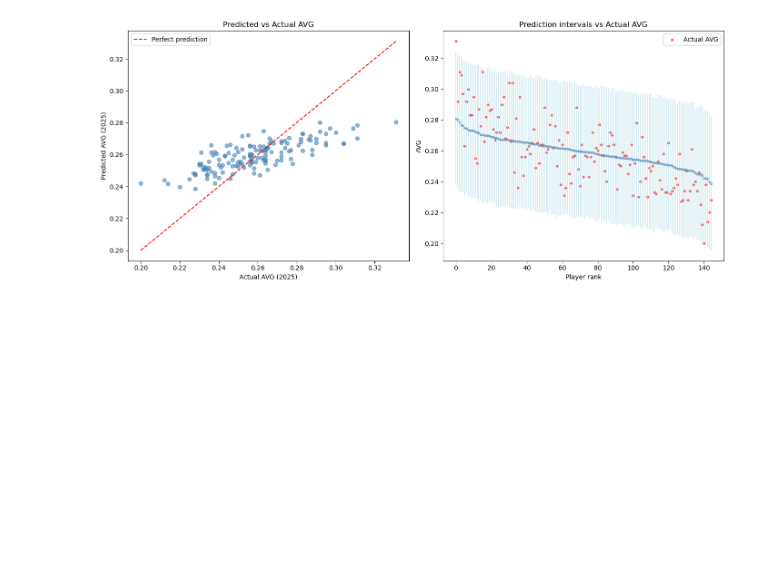
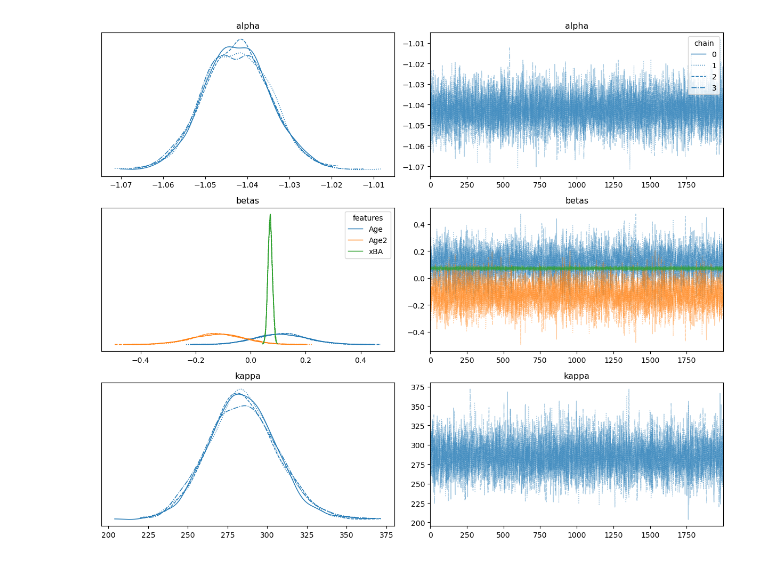
Before and after one commit to alexanderneva/baseball, a Jupyter notebook: AO_Model_v3.ipynb, the cells around one changed output. Drawn from its saved outputs; the diff is of its cells as text; code cells hidden in the pictures; blank space fills up the shorter version.

```diff
--- a/AO_Model_v3.ipynb
+++ b/AO_Model_v3.ipynb
@@ -80,22 +104,22 @@ y mean: 0.260, y std: 0.026
 # %%
-with pm.Model() as model_xba:
-    # --- Data containers ---
+with pm.Model(coords={"features": features}) as model:
+
+    # --- Create Data containers ---
     X_data = pm.Data('X_data', X)
     y_data = pm.Data('y_data', y)
 
-    # --- Priors ---
-    alpha = pm.Normal('alpha', mu=y.mean(), sigma=y.std())  # empirical Bayes
-    betas = pm.Normal('betas', mu=0, sigma=1.0, shape=1)    # loose prior, raw scale
-    sigma = pm.HalfNormal('sigma', sigma=y.std())           # empirical Bayes on noise too
+    # --- Create Model ---
+    alpha = pm.Normal('alpha', mu=0, sigma=1.0)
+    betas = pm.Normal('betas', mu=0, sigma=1.0, dims="features")
 
-    # --- Linear model ---
-    mu = alpha + (X_data * betas).sum(axis=1)
+    mu = pm.Deterministic('mu', pm.math.sigmoid(alpha + (X_data * betas).sum(axis=1)))
+    kappa = pm.HalfNormal('kappa', sigma=50)
 
     # --- Likelihood ---
-    y_obs = pm.Normal('y_obs', mu=mu, sigma=sigma, observed=y_data)
+    y_obs = pm.Beta('y_obs', mu=mu, nu=kappa, observed=y_data)
 
     # --- Sample ---
-    trace = pm.sample(1000, tune=2000, chains=4, target_accept=0.9, cores=4)
+    trace = pm.sample(2000, tune=2000, chains=4, target_accept=0.9, cores=4)
 # %% [output]
 Found Intel OpenMP ('libiomp') and LLVM OpenMP ('libomp') loaded at
 the same time. Both libraries are known to be incompatible and this
@@ -172,44 +202,10 @@ Sampling: [y_obs]
-# %%
-fig, axes = plt.subplots(1, 2, figsize=(14, 6))
-
-# --- Plot 1: Predicted vs Actual ---
-ax = axes[0]
-ax.scatter(df_2025['AVG'], df_2025['predicted_AVG'], alpha=0.6, color='steelblue')
-
-min_val = min(df_2025['AVG'].min(), df_2025['predicted_AVG'].min())
-max_val = max(df_2025['AVG'].max(), df_2025['predicted_AVG'].max())
-ax.plot([min_val, max_val], [min_val, max_val], 'r--', label='Perfect prediction')
-
-ax.set_xlabel('Actual AVG (2025)')
-ax.set_ylabel('Predicted AVG (2025)')
-ax.set_title('Predicted vs Actual AVG')
-ax.legend()
-
-# --- Plot 2: Prediction intervals ---
-ax = axes[1]
-df_sorted = df_2025.sort_values('predicted_AVG', ascending=False).reset_index(drop=True)
-
-ax.errorbar(
-    range(len(df_sorted)),
-    df_sorted['predicted_AVG'],
-    yerr=[
-        df_sorted['predicted_AVG'] - df_sorted['pred_hdi_low'],
-        df_sorted['pred_hdi_high'] - df_sorted['predicted_AVG']
-    ],
-    fmt='o', markersize=3, alpha=0.5, color='steelblue', ecolor='lightblue'
-)
-ax.scatter(range(len(df_sorted)), df_sorted['AVG'],
-           color='red', s=10, alpha=0.6, label='Actual AVG')
-
-ax.set_xlabel('Player rank')
-ax.set_ylabel('AVG')
-ax.set_title('Prediction intervals vs Actual AVG')
-ax.legend()
-
-plt.tight_layout()
-plt.show()
-# %% [output]
-[figure, old version]
+# %%
+az.plot_trace(trace, var_names=['alpha', 'betas', 'kappa'],
+              figsize=(12, 10), legend=True)
+plt.tight_layout()
+plt.show()
+# %% [output]
+[figure, new version]
 # %%
 from sklearn.metrics import root_mean_squared_error
 import scipy.stats as stats
```
Also changed, not shown: parts of 17 cells of this notebook, 1 other file.
